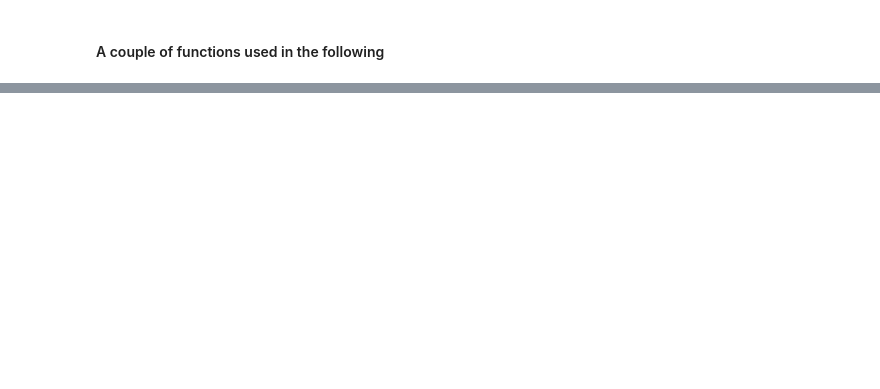
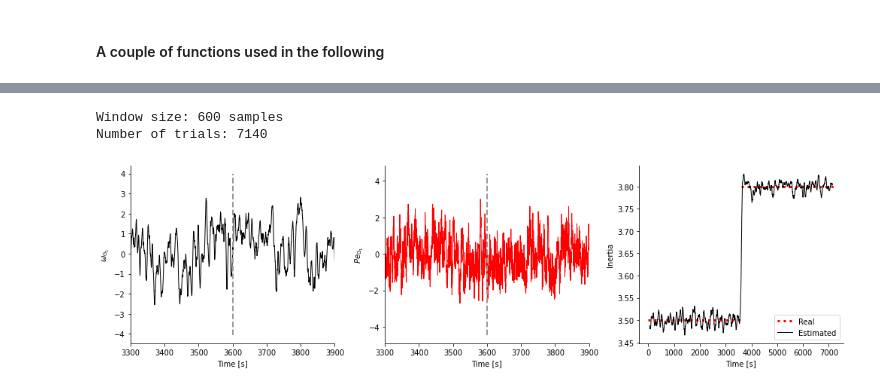
Before and after one commit to danielelinaro/inertia, a Jupyter notebook: notebooks/Estimate_inertia.ipynb, the cells around one changed output, grey strips where cells are left out. Cells and saved outputs as stored; diff of their text form; code cells hidden in the pictures; blank space fills up the shorter version.

```diff
--- a/notebooks/Estimate_inertia.ipynb
+++ b/notebooks/Estimate_inertia.ipynb
@@ -206,0 +139,49 @@ fig.tight_layout();
+# %%
+window_dur = 60
+window_step = 10
+H_values = [3.5, 3.8]
+data_files = [f'{data_dir}/H_{h:.3f}.h5' for h in H_values]
+gen_id = 1
+var_names = [f'omega_G{gen_id}', f'Pe_G{gen_id}']
+if gen_id == 1:
+    data_mean = {var_name: x_train_mean[i] for i,var_name in enumerate(var_names)}
+    data_std = {var_name: x_train_std[i] for i,var_name in enumerate(var_names)}
+else:
+    data_mean = None
+    data_std = None
+t, data, data_normalized, data_sliding, _ = load_data(data_files,
+                                                      var_names,
+                                                      data_mean,
+                                                      data_std,
+                                                      window_dur,
+                                                      window_step,
+                                                      verbose=True)
+dt = np.diff(t[:2])[0]
+time, H, _ = predict(data_sliding, model, window_step, dt)
+# %% [output]
+Window size: 600 samples
+Number of trials: 7140
+# %%
+fig,ax = plt.subplots(1, 3, figsize=(14,4))
+ax[0].plot(t, data_normalized[var_names[0]], 'k', lw=1)
+ax[0].plot([3600, 3600], ax[0].get_ylim(), '--', lw=2, color=[.6,.6,.6])
+ax[1].plot(t, data_normalized[var_names[1]], 'r', lw=1)
+ax[1].plot([3600, 3600], ax[0].get_ylim(), '--', lw=2, color=[.6,.6,.6])
+ax[2].plot([0, 3600], H_values[0] + np.zeros(2), 'r:', lw=3)
+ax[2].plot([3600, 7200], H_values[1] + np.zeros(2), 'r:', lw=3, label='Real')
+ax[2].plot(time, H, 'k', lw=1, label='Estimated')
+
+ax[2].legend(loc='lower right')
+ax[0].set_ylabel(r'$\omega_{\mathrm{G}_1}$')
+ax[1].set_ylabel(r'$Pe_{\mathrm{G}_1}$')
+ax[2].set_ylabel('Inertia')
+for a in ax:
+    a.set_xlabel('Time [s]')
+    if a != ax[2]:
+        a.set_xlim([3300, 3900])
+    for side in 'right','top':
+        a.spines[side].set_visible(False)
+
+fig.tight_layout()
+# %% [output]
+[figure, added]
```
Also changed, not shown: parts of 23 cells of this notebook, 8 other files.
